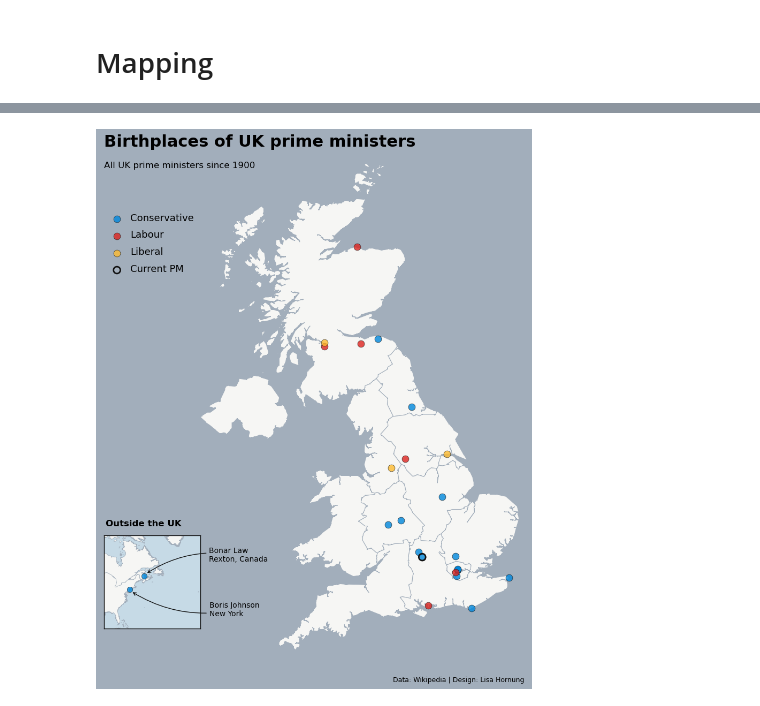
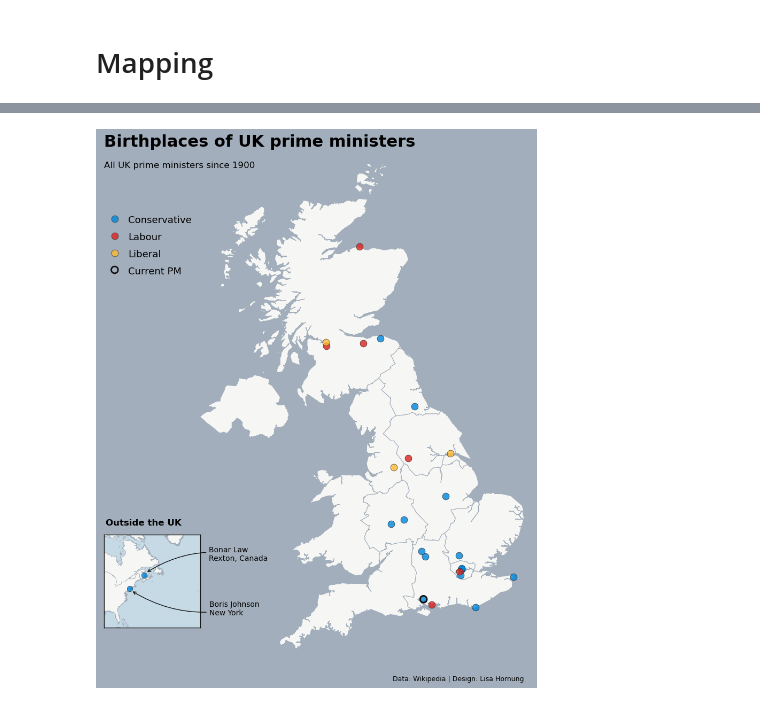
Before and after one commit to Lisa-Ho/30-day-map-challenge, a Jupyter notebook: 2022/Day1/Day1_UK_prime_ministers.ipynb, the cells around one changed output, grey strips where cells are left out. Saved outputs shown, nothing was run; the diff lists cells and outputs as text; code cells hidden in the pictures.

Commit message:
updated map with Rishi Sunak

```diff
--- a/2022/Day1/Day1_UK_prime_ministers.ipynb
+++ b/2022/Day1/Day1_UK_prime_ministers.ipynb
@@ -108,7 +108,7 @@ for ctype, data in df_uk.groupby('Political party'):
              alpha=0.8)
 
 #current
-current = geo_df[geo_df["Name"].isin(["Liz Truss"])]
+current = geo_df[geo_df["Name"].isin(["Rishi Sunak"])]
 current.plot( ax=ax, color='None', edgecolor='#111111', linewidth=2, markersize=85, label="Current PM")
 
 ax.axis('off')
@@ -134,36 +134,36 @@ for ctype, data in df_us.groupby('Political party'):
               ax=ax1,
               label=label,
               markersize=55,
              edgecolor='#111111',
              linewidth=0.5,
              alpha=0.8)
 ax1.set_facecolor("#C6DAE6")
 ax1.set_title("Outside the UK", fontsize=12, x=0.41, y=1.05, fontweight='bold')
 
 #Title and annotations
 plt.figtext(0,1,'Birthplaces of UK prime ministers', fontsize = 22, weight = 'bold', color='black')
 plt.figtext(0,0.96,'All UK prime ministers since 1900', fontsize = 12, weight = 'regular', color='black')
 plt.figtext(0.6,0.0,'Data: Wikipedia | Design: Lisa Hornung', fontsize = 9, weight = 'regular', color='black')
 
 # ==========
 #legend
 L = ax.legend(ncol=1, frameon=False, loc='upper left',bbox_to_anchor=(-0.2,0.9), labelspacing=1)
-plt.setp(L.texts, fontsize=13)
+plt.setp(L.texts, fontsize=13, va='center',)
 
 ### Annotations
 kw = dict(arrowstyle="->", color="#111111")
-y = geo_df[geo_df["Name"]=="Boris Johnson"]["lat"]
-x = geo_df[geo_df["Name"]=="Boris Johnson"]["lon"]
+y =float(geo_df[geo_df["Name"]=="Boris Johnson"]["lat"])
+x = float(geo_df[geo_df["Name"]=="Boris Johnson"]["lon"])
 ax1.annotate('Boris Johnson\nNew York', xy=(x+1, y-1), xycoords='data', xytext=(105, -25), textcoords='offset points',
                    fontsize=10, ha='left', va='center', annotation_clip=False,
                     arrowprops=dict(**kw, connectionstyle="arc3,rad=-.2", clip_on=False))
-y = geo_df[geo_df["Name"]=="Bonar Law"]["lat"]
-x = geo_df[geo_df["Name"]=="Bonar Law"]["lon"]
+y = float(geo_df[geo_df["Name"]=="Bonar Law"]["lat"])
+x = float(geo_df[geo_df["Name"]=="Bonar Law"]["lon"])
 ax1.annotate('Bonar Law\nRexton, Canada', xy=(x+1, y+1), xycoords='data', xytext=(85, 25), textcoords='offset points',
                    fontsize=10, ha='left', va='center', annotation_clip=False,
                     arrowprops=dict(**kw, connectionstyle="arc3,rad=.2", clip_on=False))
 
 #save
 plt.savefig("birthplaces-uk-prime-ministers.png", dpi=300, bbox_inches="tight", pad_inches=0.2)
 # %% [output]
-[figure, old version]
+[figure, new version]
```
Also changed, not shown: parts of 1 cell of this notebook.
